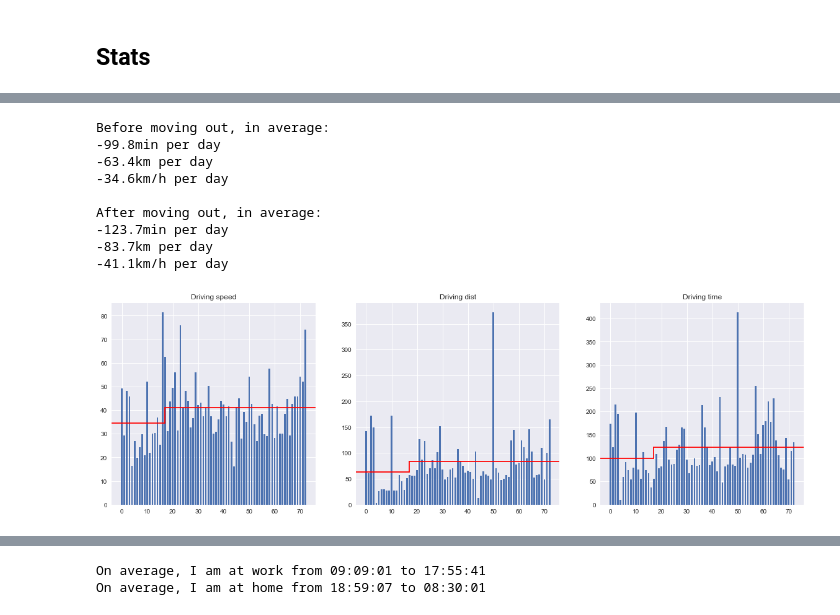
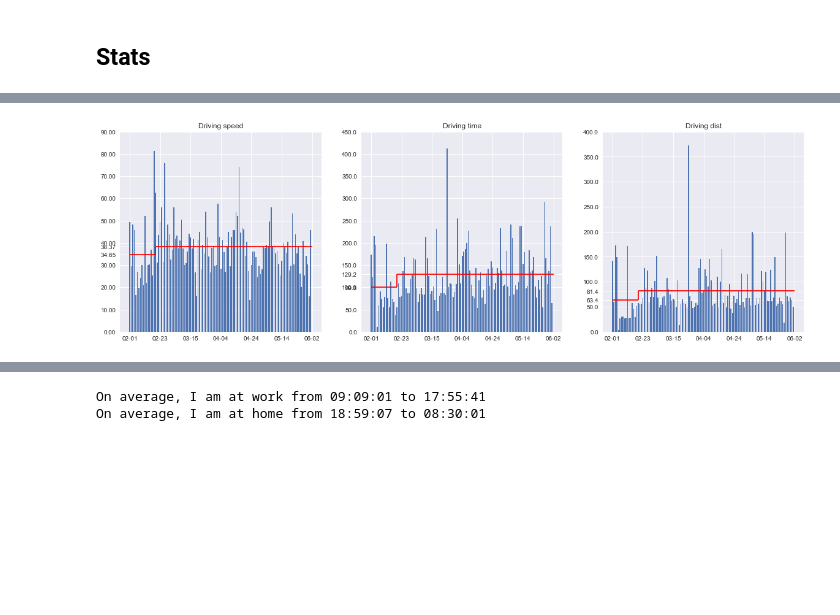
Before and after one commit to alexattia/Maps-Location-History, a Jupyter notebook: Location History.ipynb, the cells around one changed output, grey strips where cells are left out. Saved outputs shown, nothing was run; the diff lists cells and outputs as text; code cells hidden in the pictures; blank space fills up the shorter version.

```diff
--- a/Location History.ipynb
+++ b/Location History.ipynb
@@ -19,9 +22,10 @@ df = process_location.full_df(folder)
 # %% [markdown]
 ## Stats
 # %%
-df_driving = process_location.time_at_doing(df, 'driving')
-df_work = process_location.time_at_place(df, 'Work')
-# Special, so not currently doable by the script
-df_home_all = df[(df.Address == 'Home')]
-df_home_week_day = df[(df.Address == 'Home') & (df.WeekDay < 5)]
-df_home_all['DurationMin'] = df_home_all['Duration'].apply(process_location.get_sec) / 60
+# imp.reload(format_data)
+# df_driving = format_data.time_at_doing(df, 'driving')
+# df_work = format_data.time_at_place(df, 'Work')
+# # Special, so not currently doable by the script
+# df_home_all = df[(df.Address == 'Home')]
+# df_home_week_day = df[(df.Address == 'Home') & (df.WeekDay < 5)]
+# df_home_all['DurationMin'] = df_home_all['Duration'].apply(format_data.get_sec) / 60
@@ -41,45 +32,29 @@ See the caveats in the documentation: http://pandas.pydata.org/pandas-docs/stabl
 # %%
-types = ['time','dist','speed']
-means = {t:[] for t in types}
-dicts = {t:{} for t in types}
-for day in sorted(df_driving['BeginDate'].unique()):
-    a = df_driving[df_driving['BeginDate'] == day].DurationMin.sum()
-    b = df_driving[df_driving['BeginDate'] == day].Distance.sum()*0.001
-    dicts['time'].update({day:a})
-    dicts['dist'].update({day:b})
-    dicts['speed'].update({day: b/(a/60)})
-
+dicts = format_data.get_dict_doing(df_driving)
+means = {t:[] for t in dicts}
 
 width = 1/1.5
-index_move_out = 17
+date_move_out = '2017-02-20'
+index_move_out = sorted(dicts['time'].keys()).index(date_move_out)
 f, ax = plt.subplots(ncols=3, figsize=(20,6))
 
 for i, (name, dic) in enumerate(dicts.items()):
     x = range(len(dic.values()))
     means[name].append(np.mean([elem[1] for elem in sorted(dic.items())][:index_move_out]))
     means[name].append(np.mean([elem[1] for elem in sorted(dic.items())][index_move_out:]))
     ax[i].bar(x, [elem[1] for elem in sorted(dic.items())], width)
     ax[i].set_title('Driving %s' % name)
-    ax[i].axhline(means[name][0], xmin=0, xmax=(index_move_out+2)/len(x), color="red")
-    ax[i].axhline(means[name][1], xmin=(index_move_out+2)/len(x), xmax=1,  color="red")
-    ax[i].axvline(index_move_out,
-                  ymin=(means[name][0])/ax[i].axis()[3],
-                  ymax=(means[name][1])/ax[i].axis()[3],
+    ax[i].hlines(means[name][0], xmin=0, xmax=index_move_out, color="red")
+    ax[i].hlines(means[name][1], xmin=index_move_out, xmax=len(dic.values()),  color="red")
+    ax[i].vlines(x=index_move_out,
+                  ymin=means[name][0],
+                  ymax=means[name][1],
                   color='r')
-
-print('Before moving out, in average:\n-%.1fmin per day\n-%.1fkm per day\n-%.1fkm/h per day\n'%(means['time'][0], means['dist'][0], means['speed'][0]))
-print('After moving out, in average:\n-%.1fmin per day\n-%.1fkm per day\n-%.1fkm/h per day'%(means['time'][1], means['dist'][1], means['speed'][1]))
+    ax[i].set_yticks(list(ax[i].get_yticks()) + [means[name][0], means[name][1]])
+    xticks_labels = [sorted(dicts['time'])[int(k)][5:] for k in ax[0].get_xticks()[1:-2]]+[sorted(dicts['time'])[::-1][0][5:]]
+    _ = ax[i].set_xticklabels(['']+xticks_labels)
 # %% [output]
-Before moving out, in average:
--99.8min per day
--63.4km per day
--34.6km/h per day
-
-After moving out, in average:
--123.7min per day
--83.7km per day
--41.1km/h per day
-[figure, old version]
+[figure, new version]
 # %%
 time_per_day_work = {}
 for day in sorted(df_work['BeginDate']):
```
Also changed, not shown: parts of 6 cells of this notebook, 2 other files.
